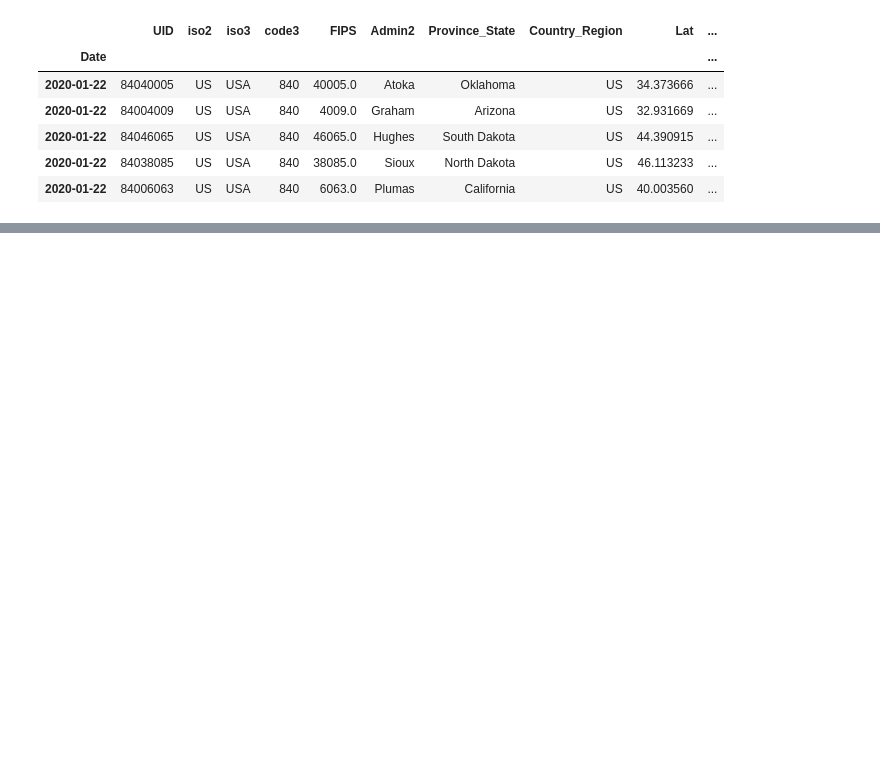
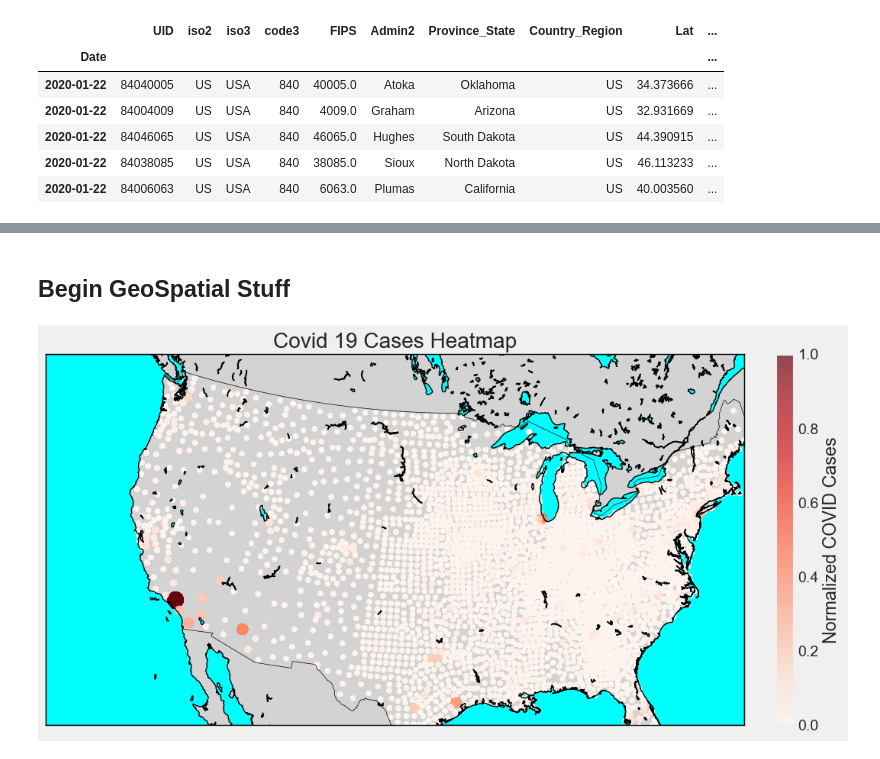
Before and after one commit to joshmatni/cs431-project, a Jupyter notebook: eda_covid.ipynb, the cells around one changed output, grey strips where cells are left out. Saved outputs shown, nothing was run; the diff lists cells and outputs as text; code cells hidden in the pictures; blank space fills up the shorter version.

Commit message:
begining geospatial analysis

```diff
--- a/eda_covid.ipynb
+++ b/eda_covid.ipynb
@@ -451,0 +321,48 @@ Test loss (MSE): 0.0565742626786232
+# %% [markdown]
+## Begin GeoSpatial Stuff
+# %%
+# plotting geospatial stuffy
+from shapely.geometry import Point
+
+if 'latitutde' not in merged_df.columns and 'longitude' not in merged_df.columns:
+    merged_df.rename({'Lat': 'latitude', 'Long_': 'longitude'}, axis='columns', inplace=True)
+
+# create geometry (coordinate) column and turn df into gdf
+merged_df['geometry'] = merged_df.apply(lambda row: Point(row['longitude'], row['latitude']), axis=1)
+gdf = geopandas.GeoDataFrame(merged_df, geometry='geometry', crs="EPSG:4326")
+# %%
+# earth heatmap plot
+
+lons = gdf['longitude'].values
+lats = gdf['latitude'].values
+cases = gdf['Cases'].values
+
+# normalize case numbers for better visualizations
+cases_scaled = (cases - cases.min()) / (cases.max() - cases.min())
+
+fig, ax = plt.subplots(figsize=(12,6))
+m = Basemap(projection='lcc', resolution='i',
+            lat_0=37.5, lon_0=-95,  # Centered on USA
+            llcrnrlon=-125, llcrnrlat=24,  # Lower-left corner
+            urcrnrlon=-66, urcrnrlat=50,  # Upper-right corner
+            ax=ax)
+
+m.drawcoastlines()
+m.drawcountries()
+m.drawmapboundary(fill_color='aqua')
+m.fillcontinents(color='lightgray', lake_color='aqua')
+
+# convert lat and lon into map coordinates
+x, y = m(lons, lats)
+
+# heatmap (scatter plot with alpha blending)
+sc = ax.scatter(x, y, c=cases_scaled, cmap='Reds', alpha=0.7, s=cases_scaled * 200 + 20)
+
+# color bar
+cbar = plt.colorbar(sc, orientation='vertical', fraction=0.03, pad=0.04)
+cbar.set_label("Normalized COVID Cases")
+
+plt.title('Covid 19 Cases Heatmap')
+plt.show()
+# %% [output]
+[figure, added]
```
Also changed, not shown: parts of 7 cells of this notebook, 1 other file.
